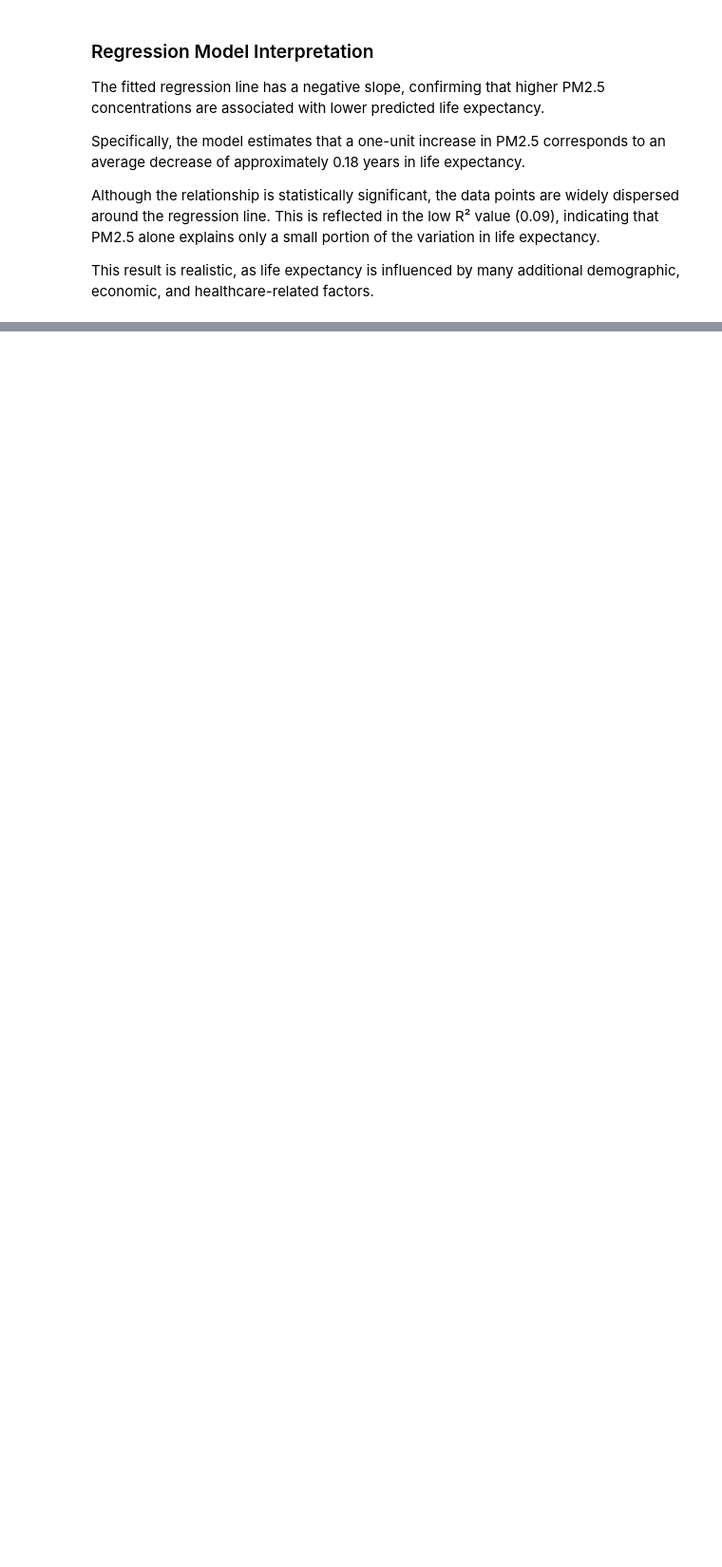
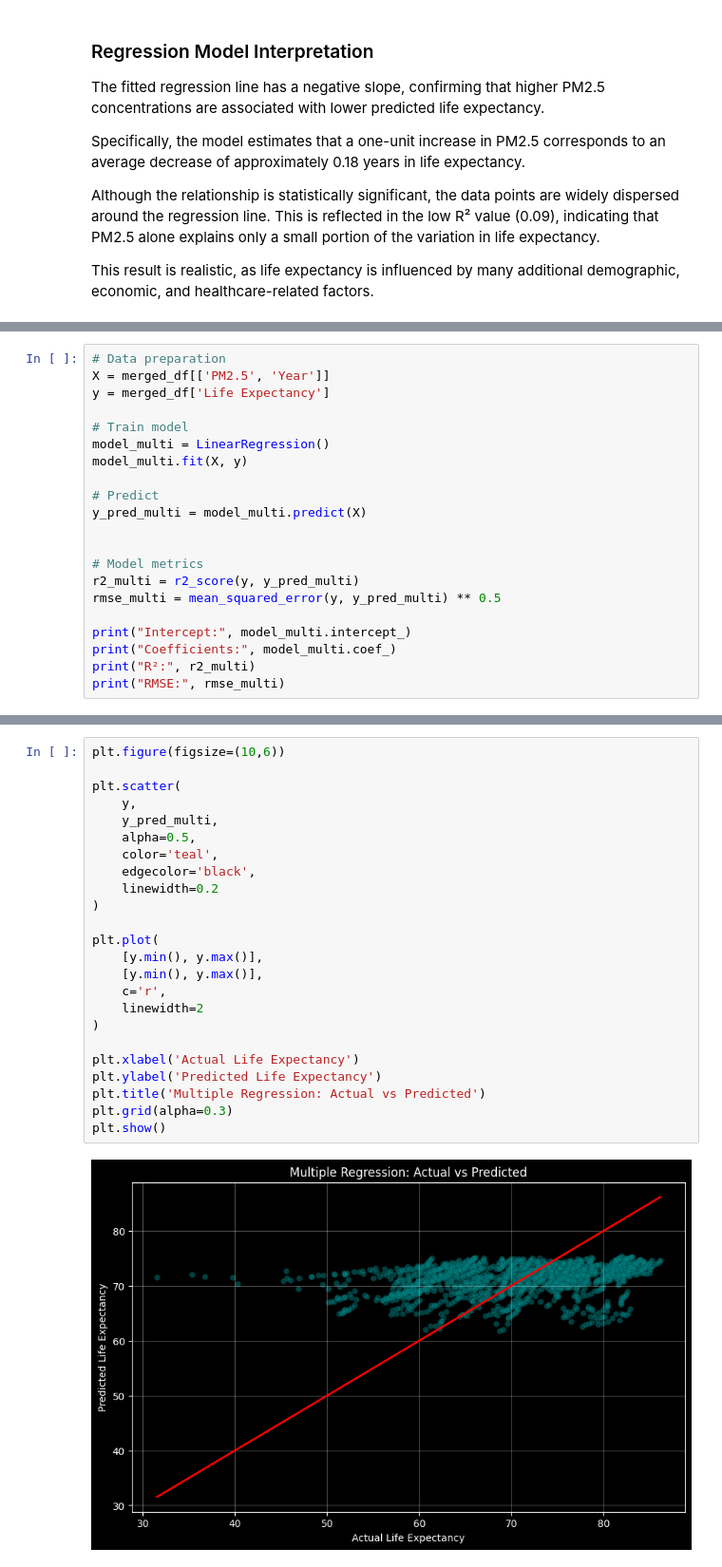
Before and after one commit to Enarb1/air-pollution-health-impact, a Jupyter notebook: notebooks/air_polution_health_impact_project.ipynb, the cells around one changed output, grey strips where cells are left out. Shown at 95% size. Saved outputs shown, nothing was run; the diff lists cells and outputs as text; blank space fills up the shorter version.

Commit message:
New: Multiple regression, Random forest model comparison

```diff
--- a/notebooks/air_polution_health_impact_project.ipynb
+++ b/notebooks/air_polution_health_impact_project.ipynb
@@ -764,0 +774,21 @@ This result is realistic, as life expectancy is influenced by many additional de
+# %%
+# Data preparation
+X = merged_df[['PM2.5', 'Year']]
+y = merged_df['Life Expectancy']
+
+# Train model
+model_multi = LinearRegression()
+model_multi.fit(X, y)
+
+# Predict
+y_pred_multi = model_multi.predict(X)
+
+
+# Model metrics
+r2_multi = r2_score(y, y_pred_multi)
+rmse_multi = mean_squared_error(y, y_pred_multi) ** 0.5
+
+print("Intercept:", model_multi.intercept_)
+print("Coefficients:", model_multi.coef_)
+print("R²:", r2_multi)
+print("RMSE:", rmse_multi)
@@ -764,0 +814,26 @@ This result is realistic, as life expectancy is influenced by many additional de
+# %%
+plt.figure(figsize=(10,6))
+
+plt.scatter(
+    y,
+    y_pred_multi,
+    alpha=0.5,
+    color='teal',
+    edgecolor='black',
+    linewidth=0.2
+)
+
+plt.plot(
+    [y.min(), y.max()],
+    [y.min(), y.max()],
+    c='r',
+    linewidth=2
+)
+
+plt.xlabel('Actual Life Expectancy')
+plt.ylabel('Predicted Life Expectancy')
+plt.title('Multiple Regression: Actual vs Predicted')
+plt.grid(alpha=0.3)
+plt.show()
+# %% [output]
+[figure, added]
```
Also changed, not shown: parts of 12 cells of this notebook.
